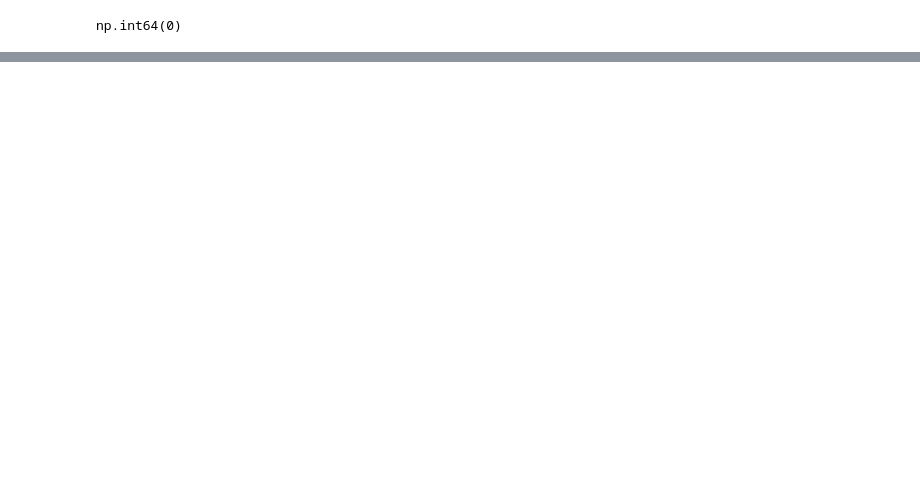
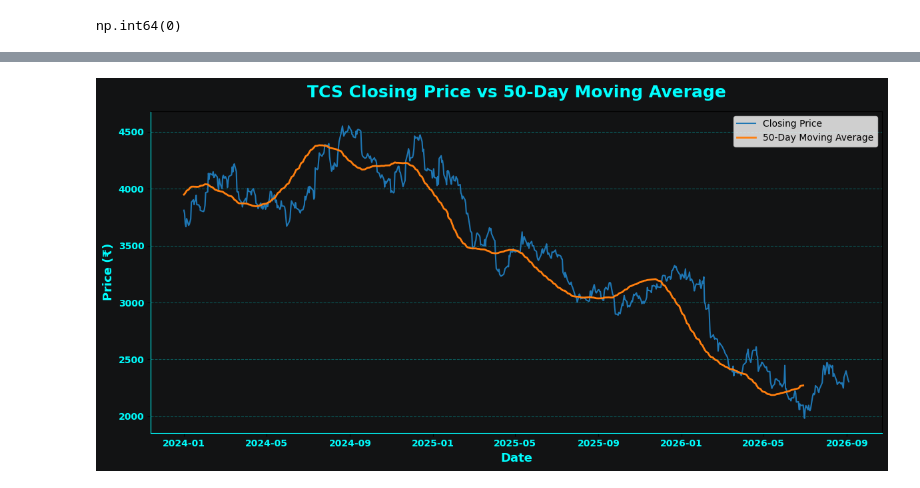
Before and after one commit to Suraj-kumar121K/PANDAS-CURSE, a Jupyter notebook: large_data_practice/jugaad_data.ipynb, the cells around one changed output, grey strips where cells are left out. Drawn from its saved outputs; the diff is of its cells as text; code cells hidden in the pictures; blank space fills up the shorter version.

```diff
--- a/large_data_practice/jugaad_data.ipynb
+++ b/large_data_practice/jugaad_data.ipynb
@@ -96,0 +403,2 @@ df.drop_duplicates()
+# %%
+df["MA_20"] = df["CLOSE"].rolling(window=20).mean().round(2)
@@ -96,0 +489,2 @@ df.drop_duplicates()
+# %%
+df["MA_50"] = df["CLOSE"].rolling(window=50).mean().round(2)
@@ -96,0 +505,69 @@ df.drop_duplicates()
+# %%
+plt.figure(figsize=(12, 6), facecolor="#121314")
+
+plt.plot(
+    df["DATE"],
+    df["CLOSE"],
+    linewidth=1.5,
+    label="Closing Price"
+)
+
+plt.plot(
+    df["DATE"],
+    df["MA_50"],
+    linewidth=2,
+    label="50-Day Moving Average"
+)
+
+plt.title(
+    "TCS Closing Price vs 50-Day Moving Average",
+    fontsize=18,
+    fontweight="bold",
+    pad=15,
+    color="cyan"
+)
+
+plt.xlabel(
+    "Date",
+    fontsize=13,
+    fontweight="bold",
+    color="cyan"
+)
+
+plt.ylabel(
+    "Price (₹)",
+    fontsize=13,
+    fontweight="bold",
+    color="cyan"
+)
+
+plt.xticks(
+    rotation=0,
+    color="cyan",
+    fontweight="bold"
+)
+
+plt.yticks(
+    rotation=0,
+    color="cyan",
+    fontweight="bold"
+)
+
+plt.legend()
+
+plt.grid(
+    axis="y",
+    linestyle="--",
+    alpha=0.3,
+    color="cyan"
+)
+
+plt.gca().set_facecolor("#121314")
+
+plt.gca().spines["left"].set_color("cyan")
+plt.gca().spines["bottom"].set_color("cyan")
+
+plt.tight_layout()
+plt.show()
+# %% [output]
+[figure, added]
```
Also changed, not shown: parts of 51 cells of this notebook, 1 other file.
